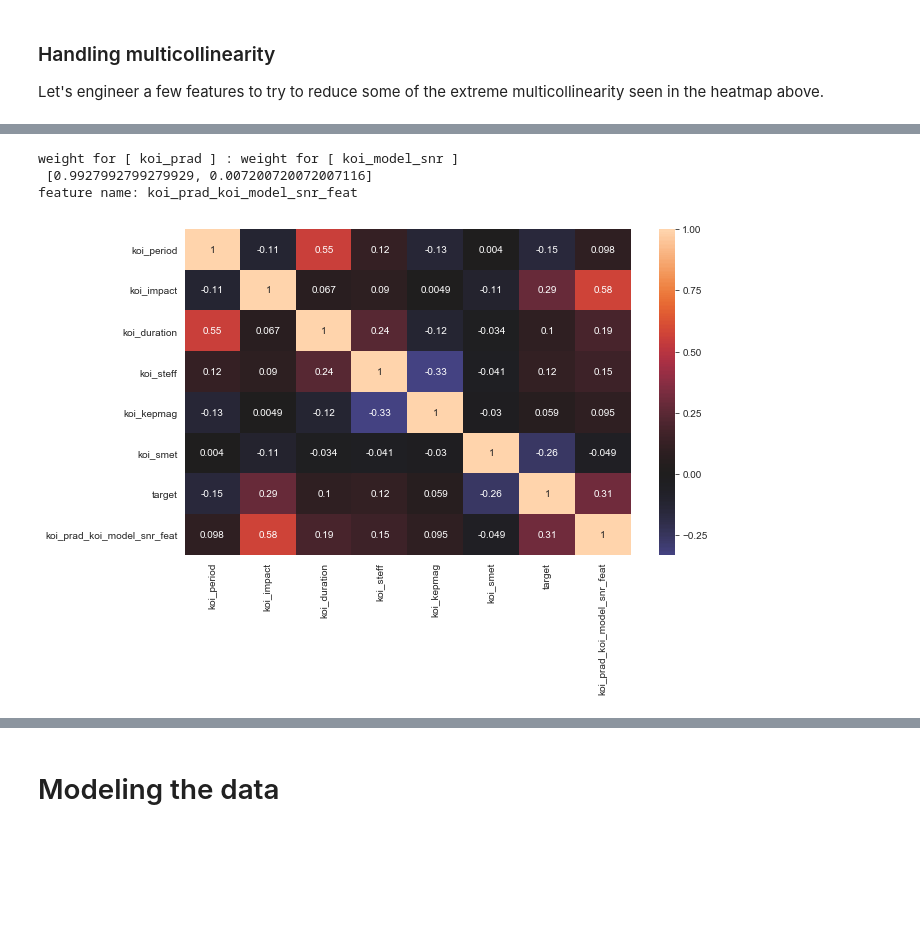
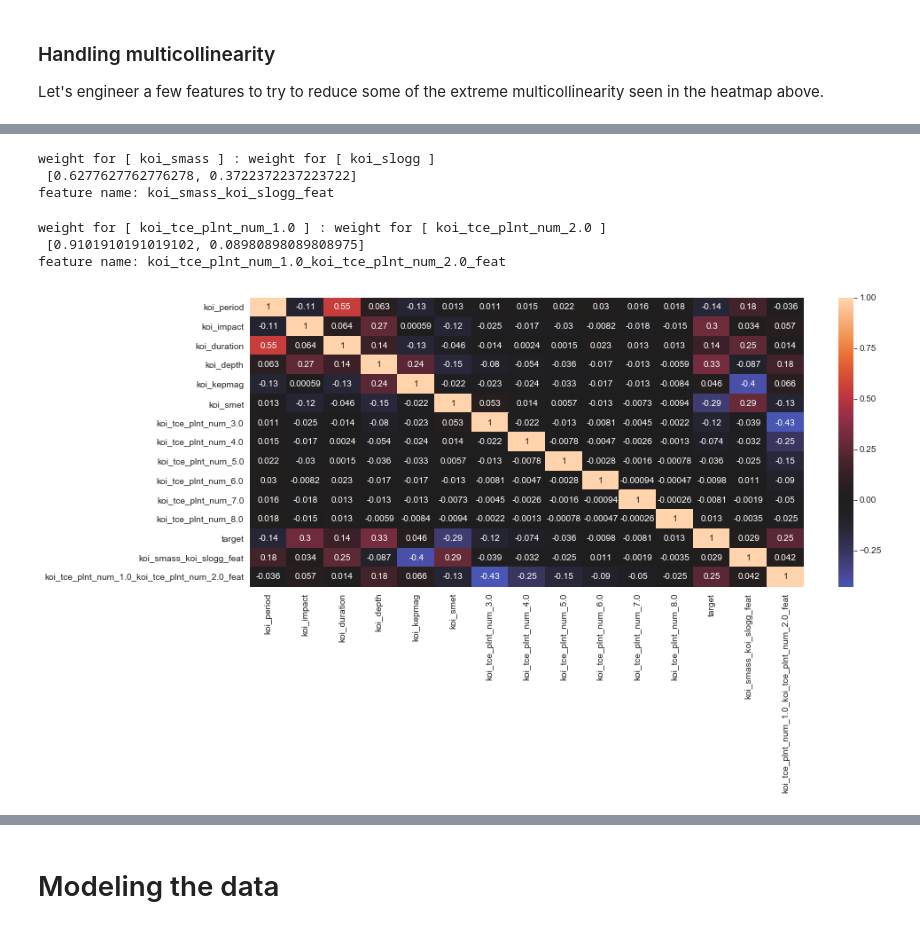
Before and after one commit to magnawhale/dsc-mod-5-project-online-ds-ft-051319, a Jupyter notebook: student.ipynb, the cells around one changed output, grey strips where cells are left out. Cells and saved outputs as stored; diff of their text form; code cells hidden in the pictures; blank space fills up the shorter version.

```diff
--- a/student.ipynb
+++ b/student.ipynb
@@ -206,5 +221,8 @@ non_normal = ['koi_depth', 'koi_duration', 'koi_period','koi_prad','koi_srad','k
 for feat in non_normal:
     new_df[feat] = new_df[feat].map(lambda x: np.log(x))
+# %%
+# due to wonky math, we need to address '-inf' value
+new_df = new_df[new_df.koi_model_snr >= 0]
 # %%
 new_df.hist(figsize=(12,10));
 # %% [output]
@@ -212,14 +230,13 @@ new_df.hist(figsize=(12,10));
 # %% [markdown]
 **It looks like we still have a few outliers for some features, let's try to prune these out.**
 # %%
-# removing outliers and peculiar data
+# removing more outliers
 indexNames = new_df[(new_df['koi_model_snr'] >= 500) |
-                    (new_df['koi_slogg'] <= 3) |
-                    (new_df['koi_smass'] > 2.5) |
+                    (new_df['koi_slogg'] > 1.5) |
+                    (new_df['koi_smass'] > 2) |
                     (new_df['koi_smet'] < -1.25) |
-                    (new_df['koi_srad'] > 4) |
-                    (new_df['koi_steff'] >= 9000) |
-                    (new_df['koi_time0bk'] >= 6.5) ].index
+                    (new_df['koi_srad'] > 3) |
+                    (new_df['koi_steff'] >= 9000)].index
 new_df.drop(indexNames, inplace=True)
 
 print(len(new_df))
@@ -335,26 +338,30 @@ def feature_builder(var_1, var_2, target, dataset):
 # %%
 features = features_orig.copy()
 features['target'] = labels.koi_pdisposition.values
-# %%
-# first, let's drop features which seem to have
-# exorbitantly high multicollinearity with other features
-# I initially attempted to build features using these, but they were
-# weighted '0', which is the same as dropping them
-features.drop(['koi_slogg','koi_teq','koi_srad','koi_depth','koi_smass', 'koi_time0bk', 'koi_insol'], axis=1, inplace=True)
-# the definitions of these suggest they are less important anyway
+# %%
+# Dropping highly collinear features (originally done
+# one at a time, re-checking heatmap after each drop)
+features.drop(['koi_insol','koi_srad','koi_prad',
+               'koi_model_snr', 'koi_steff'], axis=1, inplace=True)
 # %%
-feature_builder('koi_prad','koi_model_snr','target',features)
+feature_builder('koi_smass','koi_slogg', 'target', features)
 # %% [output]
-weight for [ koi_prad ] : weight for [ koi_model_snr ]
- [0.9927992799279929, 0.007200720072007116]
-feature name: koi_prad_koi_model_snr_feat
+weight for [ koi_smass ] : weight for [ koi_slogg ]
+ [0.6277627762776278, 0.3722372237223722]
+feature name: koi_smass_koi_slogg_feat
+# %%
+feature_builder('koi_tce_plnt_num_1.0','koi_tce_plnt_num_2.0', 'target', features)
+# %% [output]
+weight for [ koi_tce_plnt_num_1.0 ] : weight for [ koi_tce_plnt_num_2.0 ]
+ [0.9101910191019102, 0.08980898089808975]
+feature name: koi_tce_plnt_num_1.0_koi_tce_plnt_num_2.0_feat
 # %%
 # look at correlation heatmap
 corr = features.corr()
-plt.figure(figsize=(10,6))
+plt.figure(figsize=(14,6))
 sns.heatmap(corr, center=0, annot=True);
 # %% [output]
-[figure, old version]
+[figure, new version]
 # %%
 features.drop(['target'], axis=1, inplace=True)
 # %%
```
Also changed, not shown: parts of 82 cells of this notebook, 2 other files.
